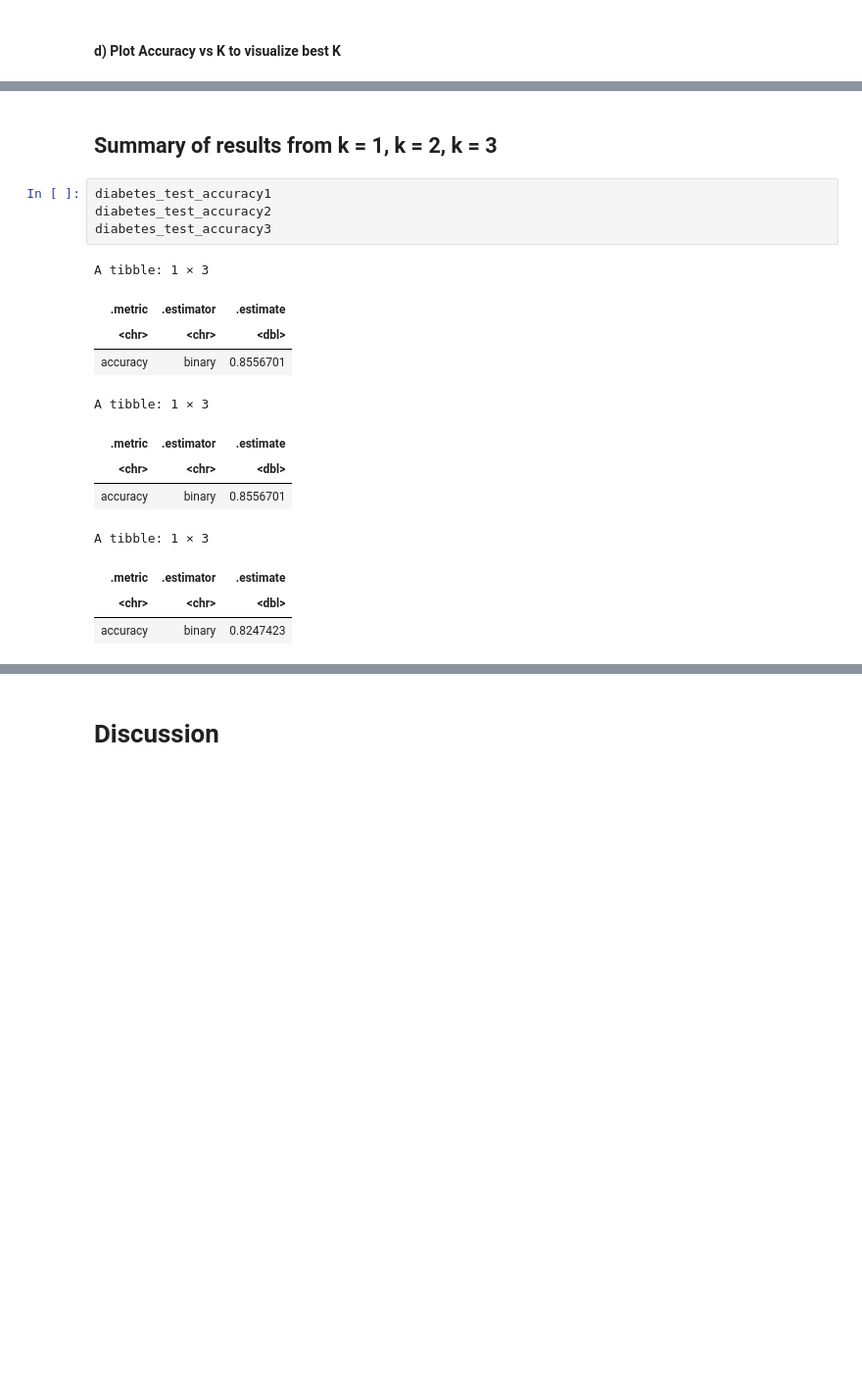
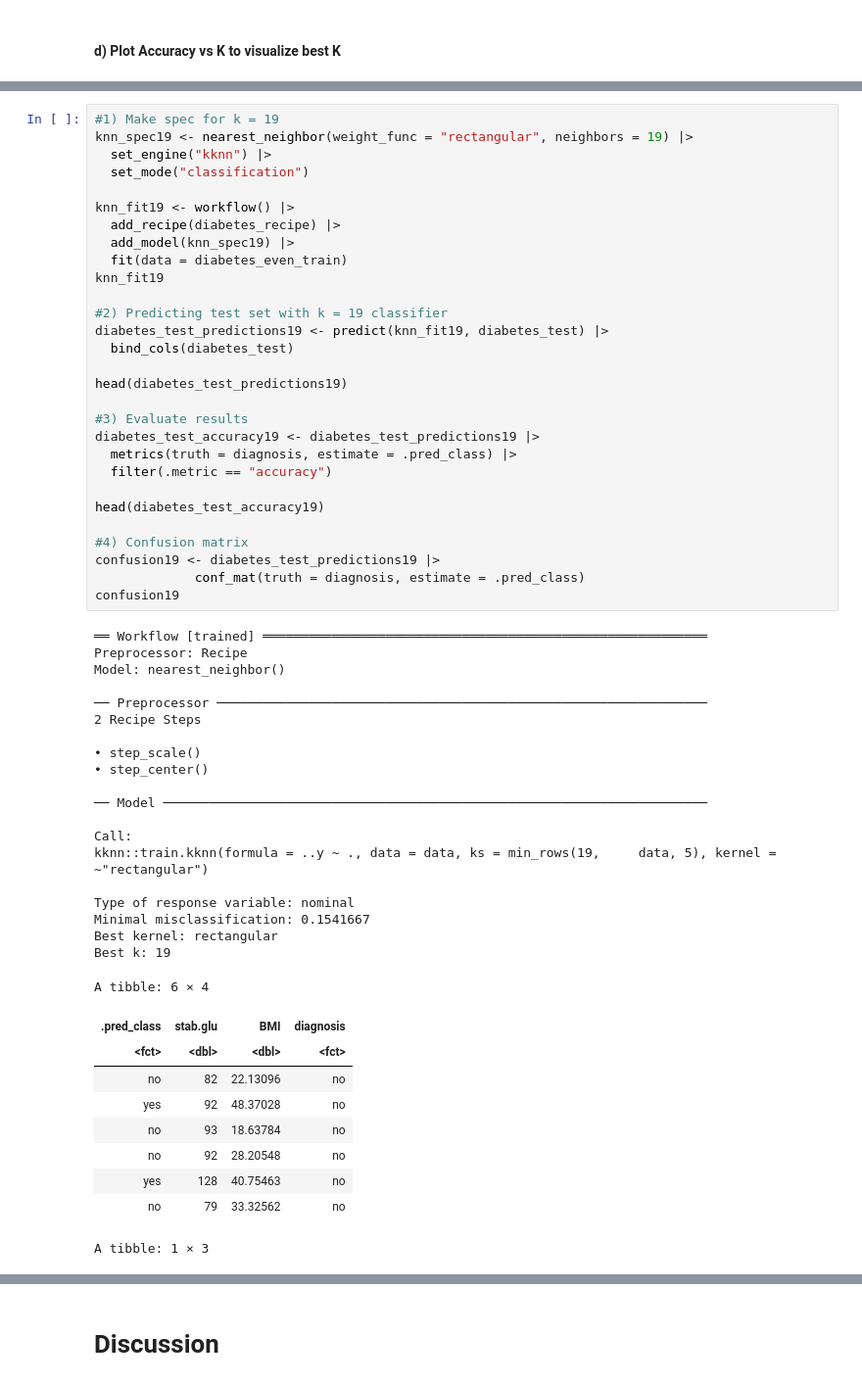
Before and after one commit to wmma2/group_18_project, a Jupyter notebook: Final_report.ipynb, the cells around one changed output, grey strips where cells are left out. Shown at 98% size. Drawn from its saved outputs; the diff is of its cells as text; blank space fills up the shorter version.

```diff
--- a/Final_report.ipynb
+++ b/Final_report.ipynb
@@ -557,19 +356,59 @@ Prediction no yes
-# %% [markdown]
-## **Summary of results from k = 1, k = 2, k = 3**
-# %%
-diabetes_test_accuracy1
-diabetes_test_accuracy2
-diabetes_test_accuracy3
-# %% [output]
-A tibble: 1 × 3
-| .metric | .estimator | .estimate |
-| <chr> | <chr> | <dbl> |
-| accuracy | binary | 0.8556701 |
-A tibble: 1 × 3
-| .metric | .estimator | .estimate |
-| <chr> | <chr> | <dbl> |
-| accuracy | binary | 0.8556701 |
-A tibble: 1 × 3
-| .metric | .estimator | .estimate |
-| <chr> | <chr> | <dbl> |
-| accuracy | binary | 0.8247423 |
+# %%
+#1) Make spec for k = 19
+knn_spec19 <- nearest_neighbor(weight_func = "rectangular", neighbors = 19) |>
+  set_engine("kknn") |>
+  set_mode("classification")
+
+knn_fit19 <- workflow() |>
+  add_recipe(diabetes_recipe) |>
+  add_model(knn_spec19) |>
+  fit(data = diabetes_even_train)
+knn_fit19
+
+#2) Predicting test set with k = 19 classifier
+diabetes_test_predictions19 <- predict(knn_fit19, diabetes_test) |>
+  bind_cols(diabetes_test)
+
+head(diabetes_test_predictions19)
+
+#3) Evaluate results
+diabetes_test_accuracy19 <- diabetes_test_predictions19 |>
+  metrics(truth = diagnosis, estimate = .pred_class) |>
+  filter(.metric == "accuracy")
+
+head(diabetes_test_accuracy19)
+
+#4) Confusion matrix
+confusion19 <- diabetes_test_predictions19 |>
+             conf_mat(truth = diagnosis, estimate = .pred_class)
+confusion19
+# %% [output]
+══ Workflow [trained] ══════════════════════════════════════════════════════════
+Preprocessor: Recipe
+Model: nearest_neighbor()
+
+── Preprocessor ────────────────────────────────────────────────────────────────
+2 Recipe Steps
+
+• step_scale()
+• step_center()
+
+── Model ───────────────────────────────────────────────────────────────────────
+
+Call:
+kknn::train.kknn(formula = ..y ~ ., data = data, ks = min_rows(19,     data, 5), kernel = ~"rectangular")
+
+Type of response variable: nominal
+Minimal misclassification: 0.1541667
+Best kernel: rectangular
+Best k: 19
+A tibble: 6 × 4
+| .pred_class | stab.glu | BMI | diagnosis |
+| <fct> | <dbl> | <dbl> | <fct> |
+| no | 82 | 22.13096 | no |
+| yes | 92 | 48.37028 | no |
+| no | 93 | 18.63784 | no |
+| no | 92 | 28.20548 | no |
+| yes | 128 | 40.75463 | no |
+| no | 79 | 33.32562 | no |
+A tibble: 1 × 3
```
Also changed, not shown: parts of 13 cells of this notebook.
